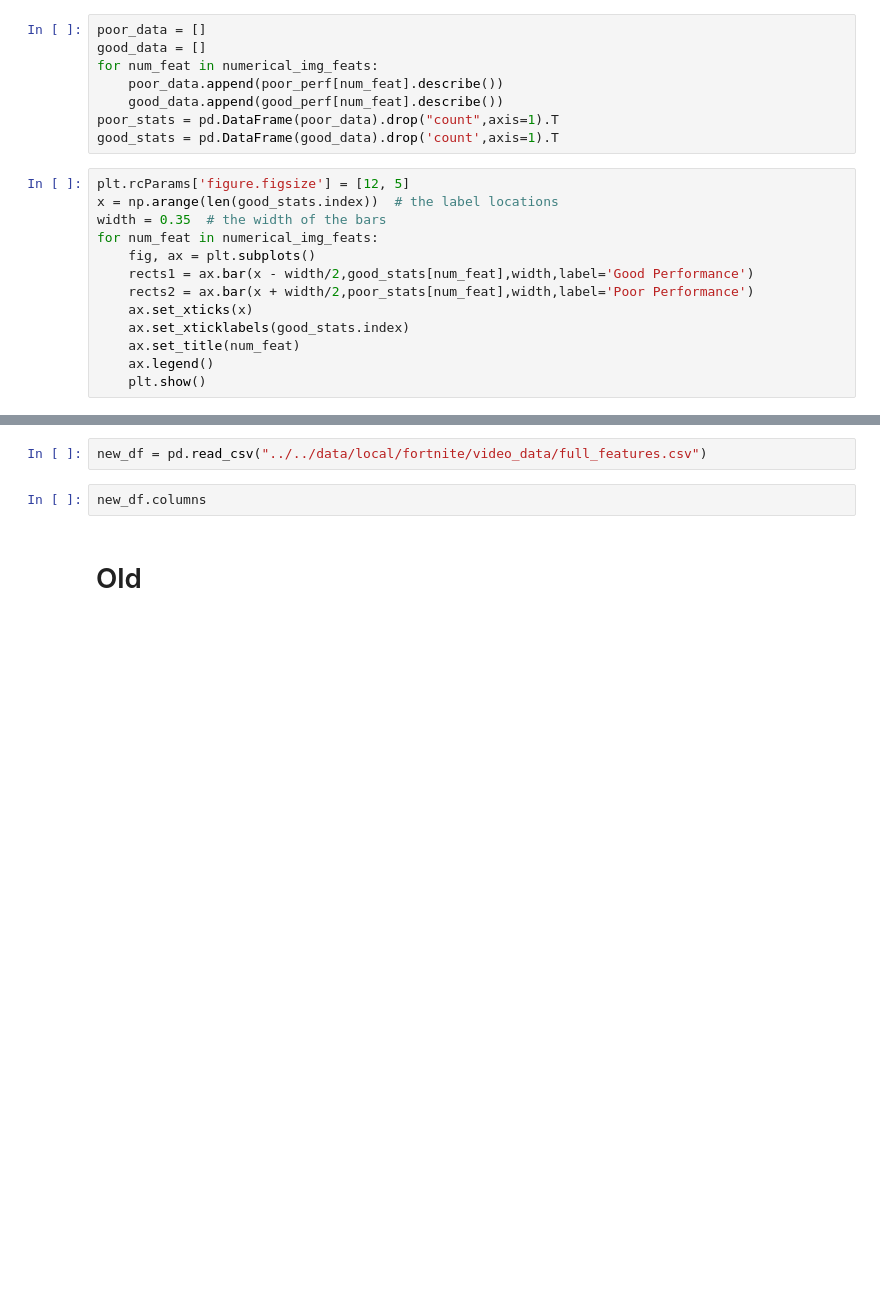
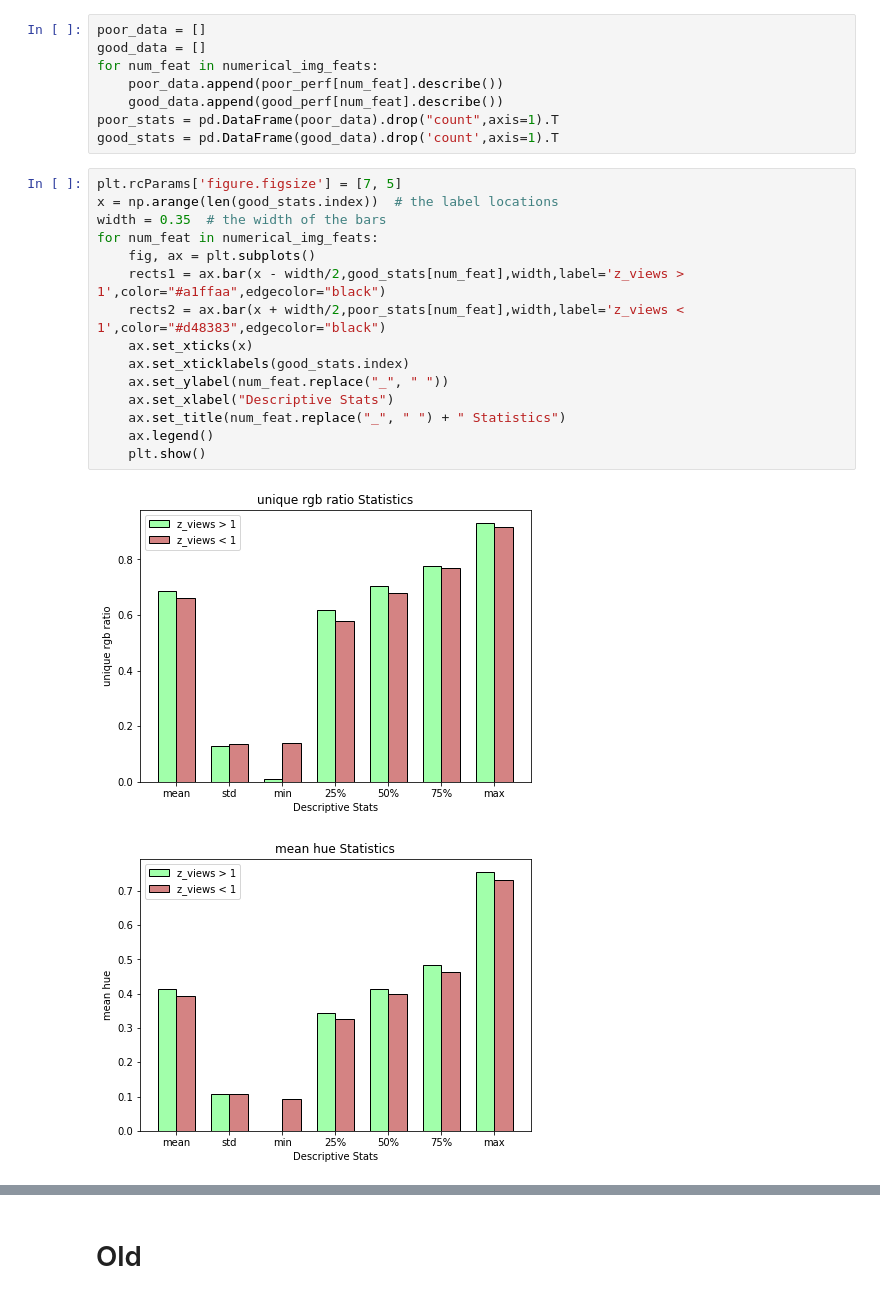
Before and after one commit to codencoding/Red-Means-Go, a Jupyter notebook: notebooks/eda/cwynne_combined_analysis.ipynb, the cells around one changed output, grey strips where cells are left out. Cells and saved outputs as stored; diff of their text form; blank space fills up the shorter version.

```diff
--- a/notebooks/eda/cwynne_combined_analysis.ipynb
+++ b/notebooks/eda/cwynne_combined_analysis.ipynb
@@ -236,15 +306,20 @@ for num_feat in numerical_img_feats:
 poor_stats = pd.DataFrame(poor_data).drop("count",axis=1).T
 good_stats = pd.DataFrame(good_data).drop('count',axis=1).T
 # %%
-plt.rcParams['figure.figsize'] = [12, 5]
+plt.rcParams['figure.figsize'] = [7, 5]
 x = np.arange(len(good_stats.index))  # the label locations
 width = 0.35  # the width of the bars
 for num_feat in numerical_img_feats:
     fig, ax = plt.subplots()
-    rects1 = ax.bar(x - width/2,good_stats[num_feat],width,label='Good Performance')
-    rects2 = ax.bar(x + width/2,poor_stats[num_feat],width,label='Poor Performance')
+    rects1 = ax.bar(x - width/2,good_stats[num_feat],width,label='z_views > 1',color="#a1ffaa",edgecolor="black")
+    rects2 = ax.bar(x + width/2,poor_stats[num_feat],width,label='z_views < 1',color="#d48383",edgecolor="black")
     ax.set_xticks(x)
     ax.set_xticklabels(good_stats.index)
-    ax.set_title(num_feat)
+    ax.set_ylabel(num_feat.replace("_", " "))
+    ax.set_xlabel("Descriptive Stats")
+    ax.set_title(num_feat.replace("_", " ") + " Statistics")
     ax.legend()
     plt.show()
+# %% [output]
+[figure, added]
+[figure, added]
@@ -251,6 +331,2 @@ for num_feat in numerical_img_feats:
-# %%
-new_df = pd.read_csv("../../data/local/fortnite/video_data/full_features.csv")
-# %%
-new_df.columns
 # %% [markdown]
 # Old
```
Also changed, not shown: parts of 18 cells of this notebook, 2 other files.
